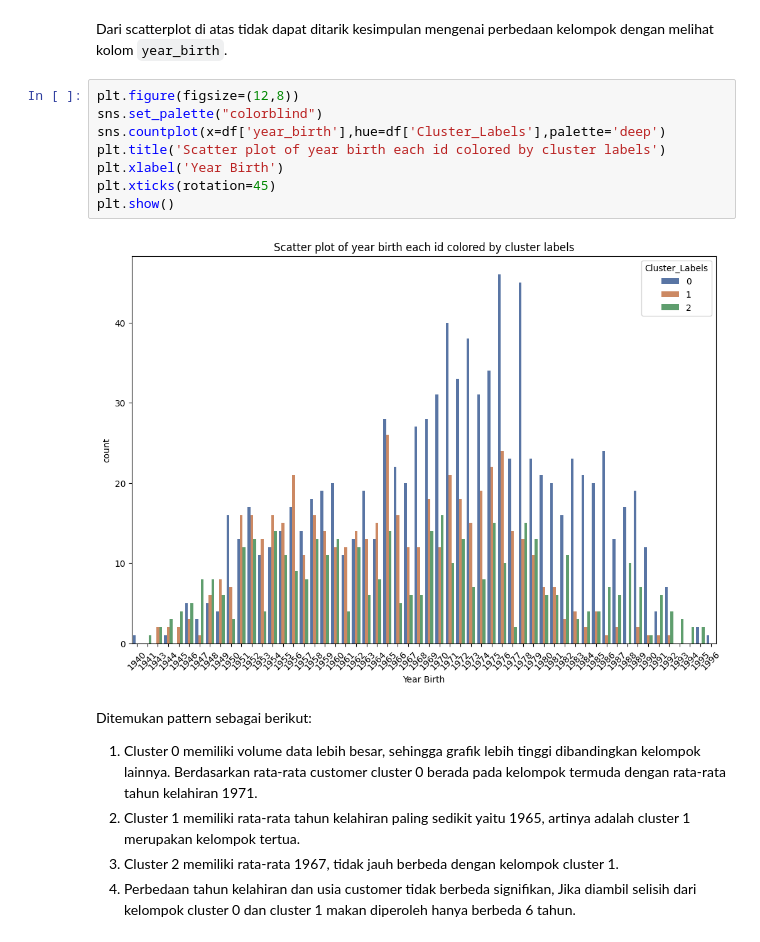
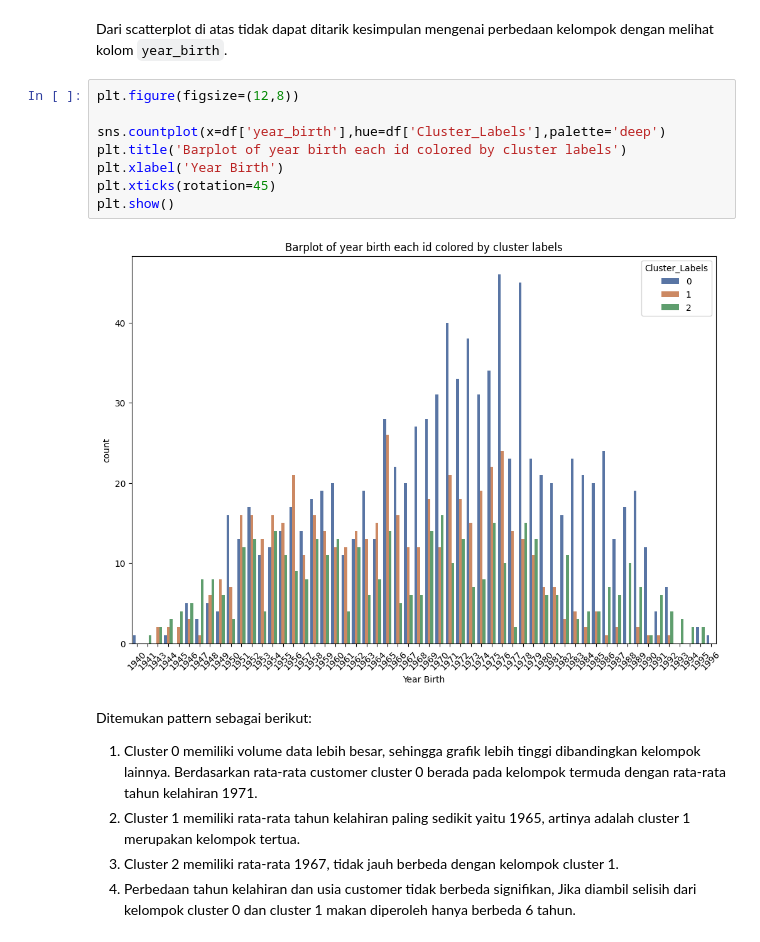
Before and after one commit to FTDS-assignment-bay/p2-final-project-ftds-002-sby-group-001, a Jupyter notebook: EDA - Clustering.ipynb, the cells around one changed output. Saved outputs shown, nothing was run; the diff lists cells and outputs as text.

```diff
--- a/EDA - Clustering.ipynb
+++ b/EDA - Clustering.ipynb
@@ -211,14 +211,14 @@ plt.show()
 Dari scatterplot di atas tidak dapat ditarik kesimpulan mengenai perbedaan kelompok dengan melihat kolom `year_birth`.
 # %%
 plt.figure(figsize=(12,8))
-sns.set_palette("colorblind")
+
 sns.countplot(x=df['year_birth'],hue=df['Cluster_Labels'],palette='deep')
-plt.title('Scatter plot of year birth each id colored by cluster labels')
+plt.title('Barplot of year birth each id colored by cluster labels')
 plt.xlabel('Year Birth')
 plt.xticks(rotation=45)
 plt.show()
 # %% [output]
-[figure, old version]
+[figure, new version]
 # %% [markdown]
 Ditemukan pattern sebagai berikut:
 1. Cluster 0 memiliki volume data lebih besar, sehingga grafik lebih tinggi dibandingkan kelompok lainnya. Berdasarkan rata-rata customer cluster 0 berada pada kelompok termuda dengan rata-rata tahun kelahiran 1971.
```
Also changed, not shown: parts of 7 cells of this notebook.
